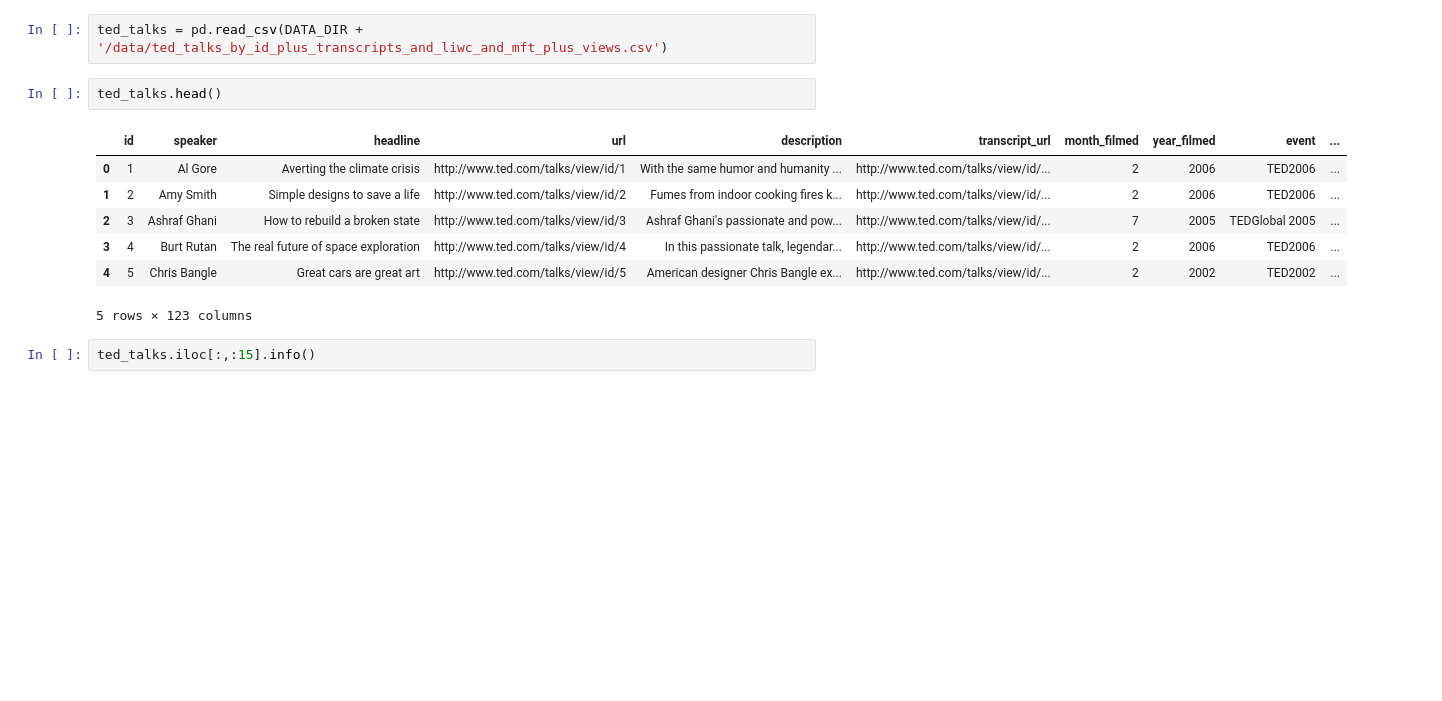
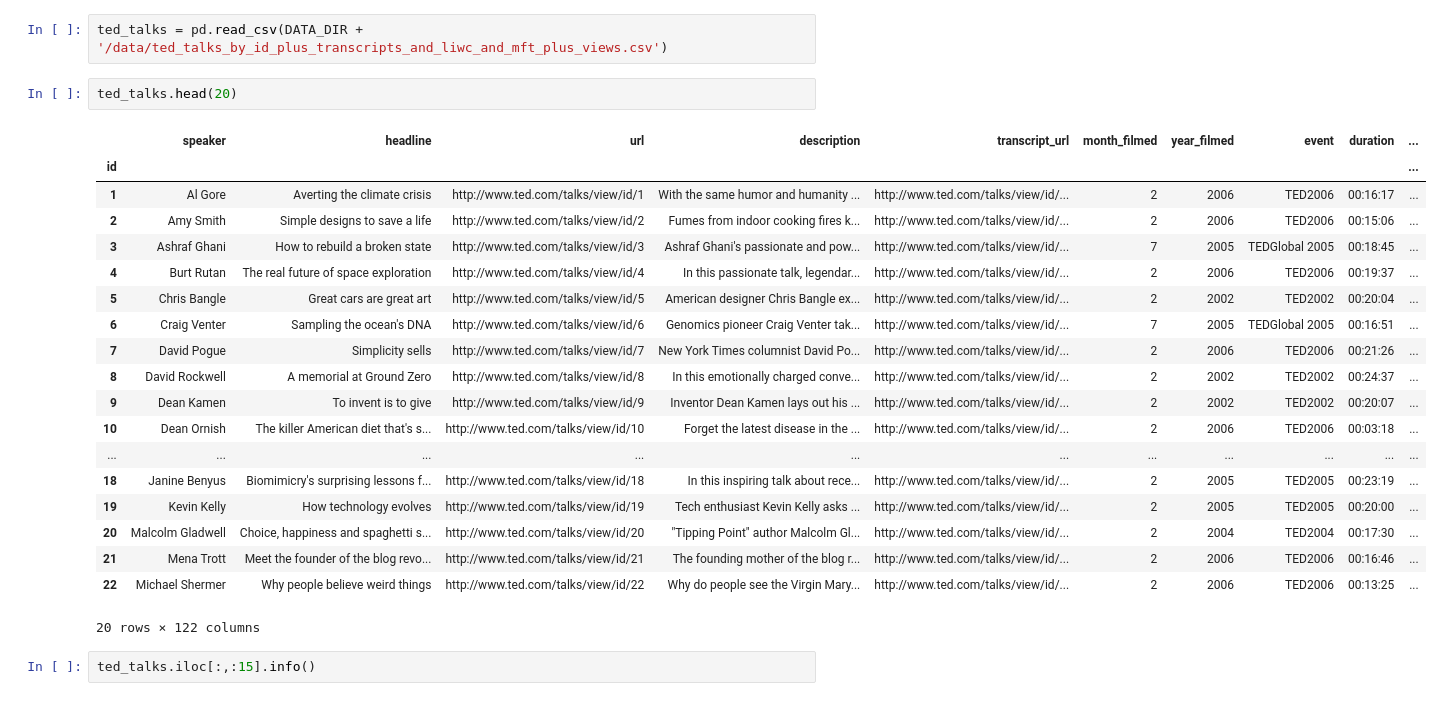
Before and after one commit to GlennChia/50_038_cds_project, a Jupyter notebook: notebooks/exploring_data.ipynb, the cells around one changed output. Saved outputs shown, nothing was run; the diff lists cells and outputs as text; blank space fills up the shorter version.

```diff
--- a/notebooks/exploring_data.ipynb
+++ b/notebooks/exploring_data.ipynb
@@ -24,15 +24,27 @@ dict_keys(['name', 'title', 'description', 'homepage', 'resources', 'keywords'])
 # %%
 ted_talks = pd.read_csv(DATA_DIR + '/data/ted_talks_by_id_plus_transcripts_and_liwc_and_mft_plus_views.csv')
 # %%
-ted_talks.head()
+ted_talks.head(20)
 # %% [output]
-|  | id | speaker | headline | url | description | transcript_url | month_filmed | year_filmed | event | ... |
-| 0 | 1 | Al Gore | Averting the climate crisis | http://www.ted.com/talks/view/id/1 | With the same humor and humanity ... | http://www.ted.com/talks/view/id/... | 2 | 2006 | TED2006 | ... |
-| 1 | 2 | Amy Smith | Simple designs to save a life | http://www.ted.com/talks/view/id/2 | Fumes from indoor cooking fires k... | http://www.ted.com/talks/view/id/... | 2 | 2006 | TED2006 | ... |
-| 2 | 3 | Ashraf Ghani | How to rebuild a broken state | http://www.ted.com/talks/view/id/3 | Ashraf Ghani's passionate and pow... | http://www.ted.com/talks/view/id/... | 7 | 2005 | TEDGlobal 2005 | ... |
-| 3 | 4 | Burt Rutan | The real future of space exploration | http://www.ted.com/talks/view/id/4 | In this passionate talk, legendar... | http://www.ted.com/talks/view/id/... | 2 | 2006 | TED2006 | ... |
-| 4 | 5 | Chris Bangle | Great cars are great art | http://www.ted.com/talks/view/id/5 | American designer Chris Bangle ex... | http://www.ted.com/talks/view/id/... | 2 | 2002 | TED2002 | ... |
+|  | speaker | headline | url | description | transcript_url | month_filmed | year_filmed | event | duration | ... |
+| id |  |  |  |  |  |  |  |  |  | ... |
+| 1 | Al Gore | Averting the climate crisis | http://www.ted.com/talks/view/id/1 | With the same humor and humanity ... | http://www.ted.com/talks/view/id/... | 2 | 2006 | TED2006 | 00:16:17 | ... |
+| 2 | Amy Smith | Simple designs to save a life | http://www.ted.com/talks/view/id/2 | Fumes from indoor cooking fires k... | http://www.ted.com/talks/view/id/... | 2 | 2006 | TED2006 | 00:15:06 | ... |
+| 3 | Ashraf Ghani | How to rebuild a broken state | http://www.ted.com/talks/view/id/3 | Ashraf Ghani's passionate and pow... | http://www.ted.com/talks/view/id/... | 7 | 2005 | TEDGlobal 2005 | 00:18:45 | ... |
+| 4 | Burt Rutan | The real future of space exploration | http://www.ted.com/talks/view/id/4 | In this passionate talk, legendar... | http://www.ted.com/talks/view/id/... | 2 | 2006 | TED2006 | 00:19:37 | ... |
+| 5 | Chris Bangle | Great cars are great art | http://www.ted.com/talks/view/id/5 | American designer Chris Bangle ex... | http://www.ted.com/talks/view/id/... | 2 | 2002 | TED2002 | 00:20:04 | ... |
+| 6 | Craig Venter | Sampling the ocean's DNA | http://www.ted.com/talks/view/id/6 | Genomics pioneer Craig Venter tak... | http://www.ted.com/talks/view/id/... | 7 | 2005 | TEDGlobal 2005 | 00:16:51 | ... |
+| 7 | David Pogue | Simplicity sells | http://www.ted.com/talks/view/id/7 | New York Times columnist David Po... | http://www.ted.com/talks/view/id/... | 2 | 2006 | TED2006 | 00:21:26 | ... |
+| 8 | David Rockwell | A memorial at Ground Zero | http://www.ted.com/talks/view/id/8 | In this emotionally charged conve... | http://www.ted.com/talks/view/id/... | 2 | 2002 | TED2002 | 00:24:37 | ... |
+| 9 | Dean Kamen | To invent is to give | http://www.ted.com/talks/view/id/9 | Inventor Dean Kamen lays out his ... | http://www.ted.com/talks/view/id/... | 2 | 2002 | TED2002 | 00:20:07 | ... |
+| 10 | Dean Ornish | The killer American diet that's s... | http://www.ted.com/talks/view/id/10 | Forget the latest disease in the ... | http://www.ted.com/talks/view/id/... | 2 | 2006 | TED2006 | 00:03:18 | ... |
+| ... | ... | ... | ... | ... | ... | ... | ... | ... | ... | ... |
+| 18 | Janine Benyus | Biomimicry's surprising lessons f... | http://www.ted.com/talks/view/id/18 | In this inspiring talk about rece... | http://www.ted.com/talks/view/id/... | 2 | 2005 | TED2005 | 00:23:19 | ... |
+| 19 | Kevin Kelly | How technology evolves | http://www.ted.com/talks/view/id/19 | Tech enthusiast Kevin Kelly asks ... | http://www.ted.com/talks/view/id/... | 2 | 2005 | TED2005 | 00:20:00 | ... |
+| 20 | Malcolm Gladwell | Choice, happiness and spaghetti s... | http://www.ted.com/talks/view/id/20 | "Tipping Point" author Malcolm Gl... | http://www.ted.com/talks/view/id/... | 2 | 2004 | TED2004 | 00:17:30 | ... |
+| 21 | Mena Trott | Meet the founder of the blog revo... | http://www.ted.com/talks/view/id/21 | The founding mother of the blog r... | http://www.ted.com/talks/view/id/... | 2 | 2006 | TED2006 | 00:16:46 | ... |
+| 22 | Michael Shermer | Why people believe weird things | http://www.ted.com/talks/view/id/22 | Why do people see the Virgin Mary... | http://www.ted.com/talks/view/id/... | 2 | 2006 | TED2006 | 00:13:25 | ... |
-5 rows × 123 columns
+20 rows × 122 columns
 # %%
 ted_talks.iloc[:,:15].info()
 # %% [output]
```
Also changed, not shown: 2 other files.
